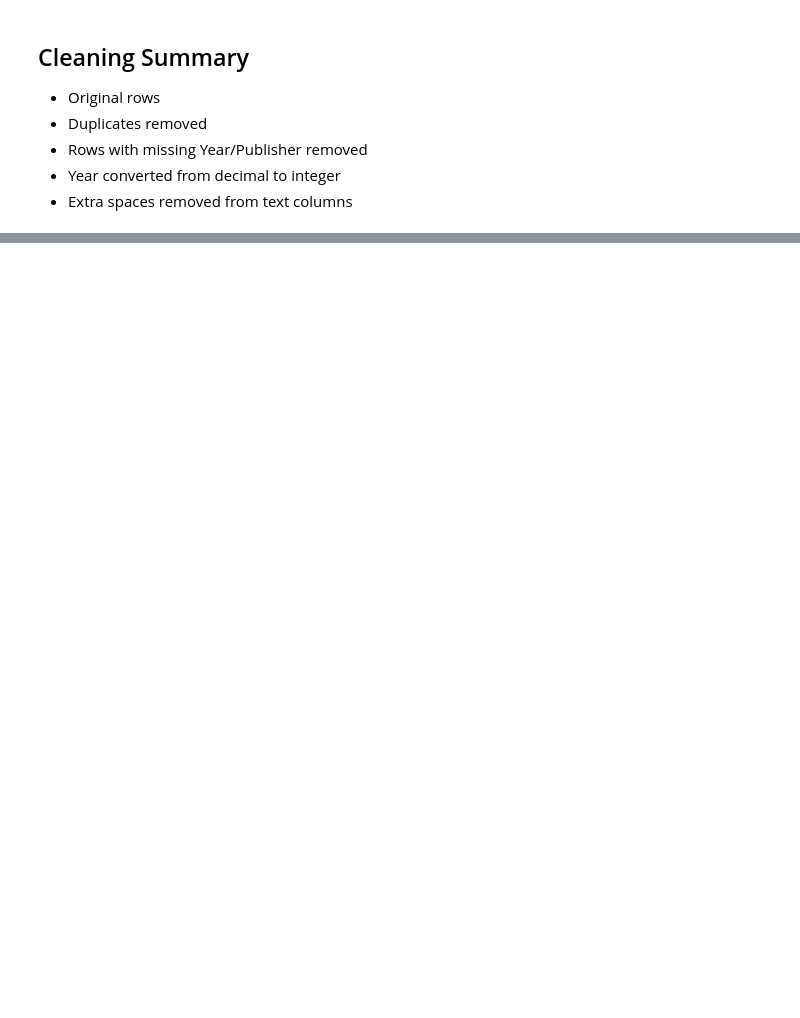
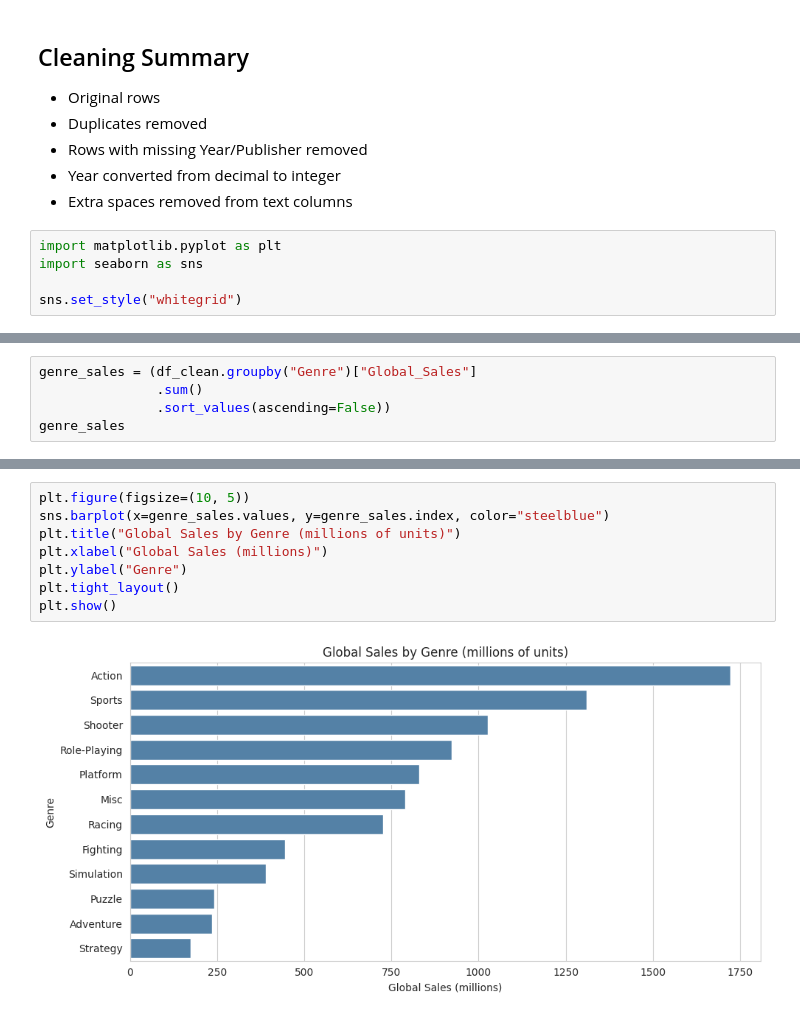
Before and after one commit to Amary754/gaming-analysis, a Jupyter notebook: analysis.ipynb, the cells around one changed output, grey strips where cells are left out. Cells and saved outputs as stored; diff of their text form; blank space fills up the shorter version.

```diff
--- a/analysis.ipynb
+++ b/analysis.ipynb
@@ -81,3 +85,8 @@ df_clean.to_csv("vgsales_clean.csv", index=False)
 - Rows with missing Year/Publisher removed
 - Year converted from decimal to integer
 - Extra spaces removed from text columns
+# %%
+import matplotlib.pyplot as plt
+import seaborn as sns
+
+sns.set_style("whitegrid")
@@ -83,0 +95,5 @@ df_clean.to_csv("vgsales_clean.csv", index=False)
+# %%
+genre_sales = (df_clean.groupby("Genre")["Global_Sales"]
+               .sum()
+               .sort_values(ascending=False))
+genre_sales
@@ -83,0 +116,10 @@ df_clean.to_csv("vgsales_clean.csv", index=False)
+# %%
+plt.figure(figsize=(10, 5))
+sns.barplot(x=genre_sales.values, y=genre_sales.index, color="steelblue")
+plt.title("Global Sales by Genre (millions of units)")
+plt.xlabel("Global Sales (millions)")
+plt.ylabel("Genre")
+plt.tight_layout()
+plt.show()
+# %% [output]
+[figure, added]
```
Also changed, not shown: parts of 14 cells of this notebook.
